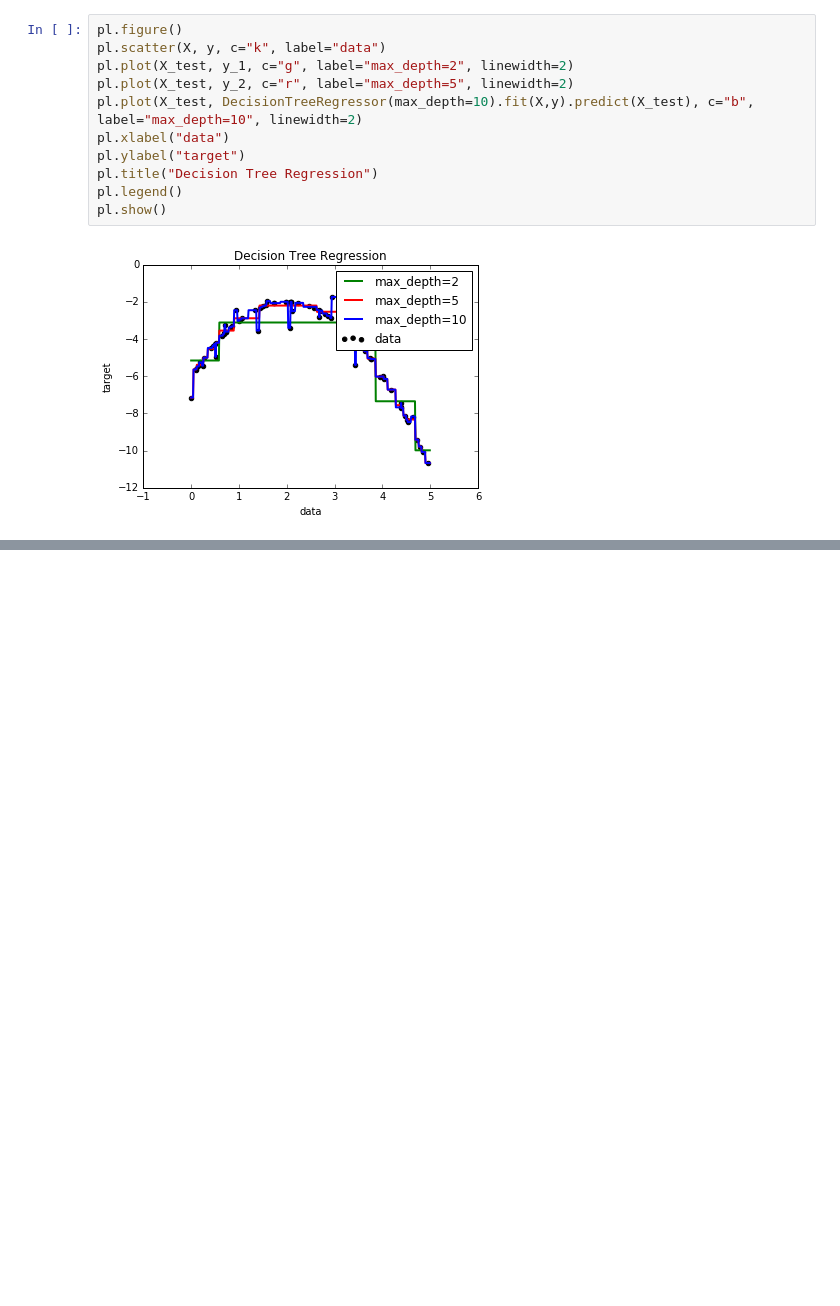
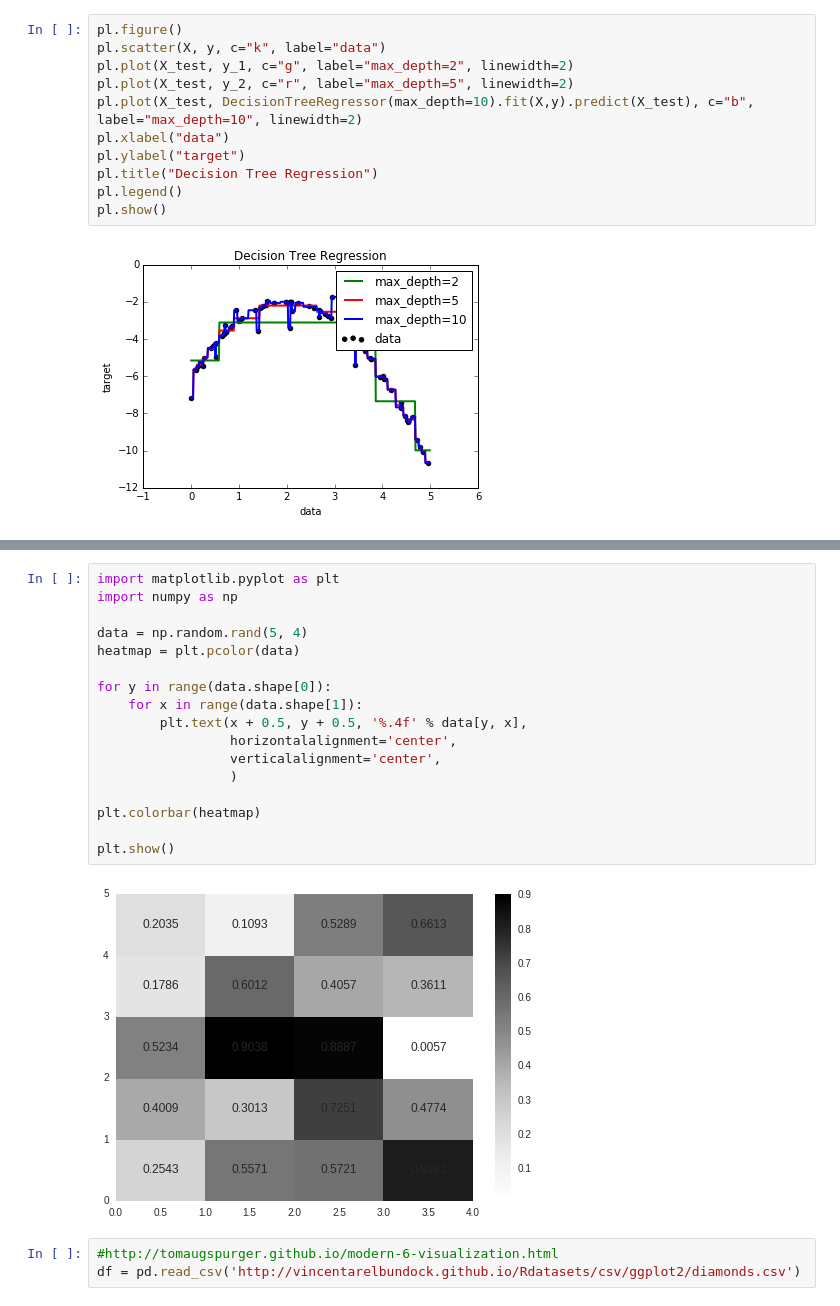
Before and after one commit to yasolix/cinevis, a Jupyter notebook: mediaeval/utilities.ipynb, the cells around one changed output, grey strips where cells are left out. Saved outputs shown, nothing was run; the diff lists cells and outputs as text; blank space fills up the shorter version.

```diff
--- a/mediaeval/utilities.ipynb
+++ b/mediaeval/utilities.ipynb
@@ -608,0 +710,22 @@ pl.show()
+# %%
+import matplotlib.pyplot as plt
+import numpy as np
+
+data = np.random.rand(5, 4)
+heatmap = plt.pcolor(data)
+
+for y in range(data.shape[0]):
+    for x in range(data.shape[1]):
+        plt.text(x + 0.5, y + 0.5, '%.4f' % data[y, x],
+                 horizontalalignment='center',
+                 verticalalignment='center',
+                 )
+
+plt.colorbar(heatmap)
+
+plt.show()
+# %% [output]
+[figure, added]
+# %%
+#http://tomaugspurger.github.io/modern-6-visualization.html
+df = pd.read_csv('http://vincentarelbundock.github.io/Rdatasets/csv/ggplot2/diamonds.csv')
```
Also changed, not shown: parts of 27 cells of this notebook, 5 other files.
